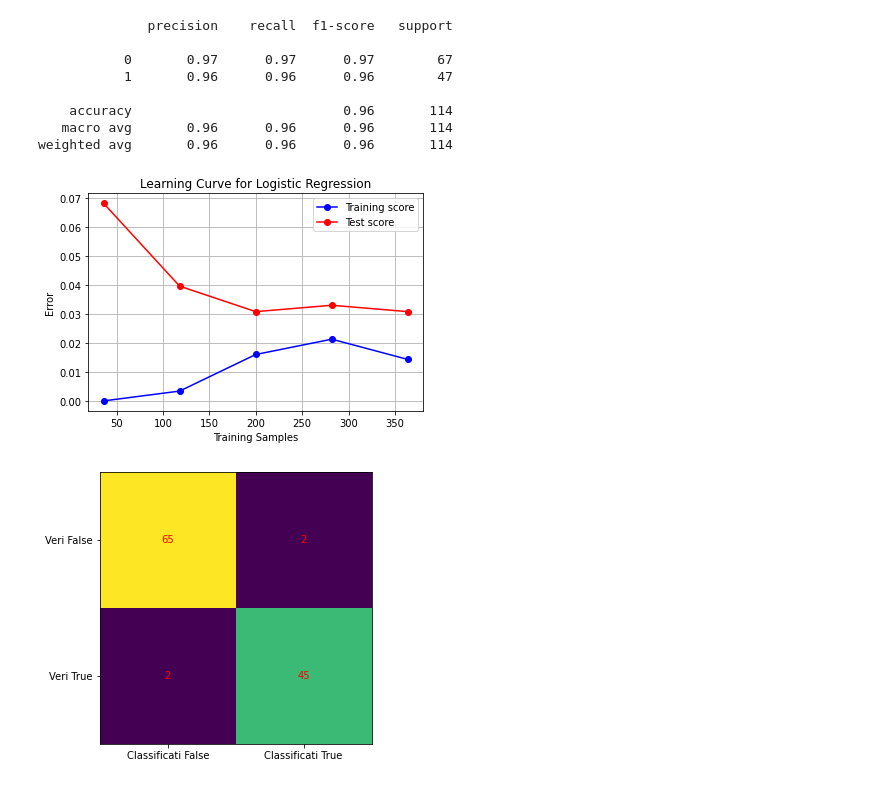
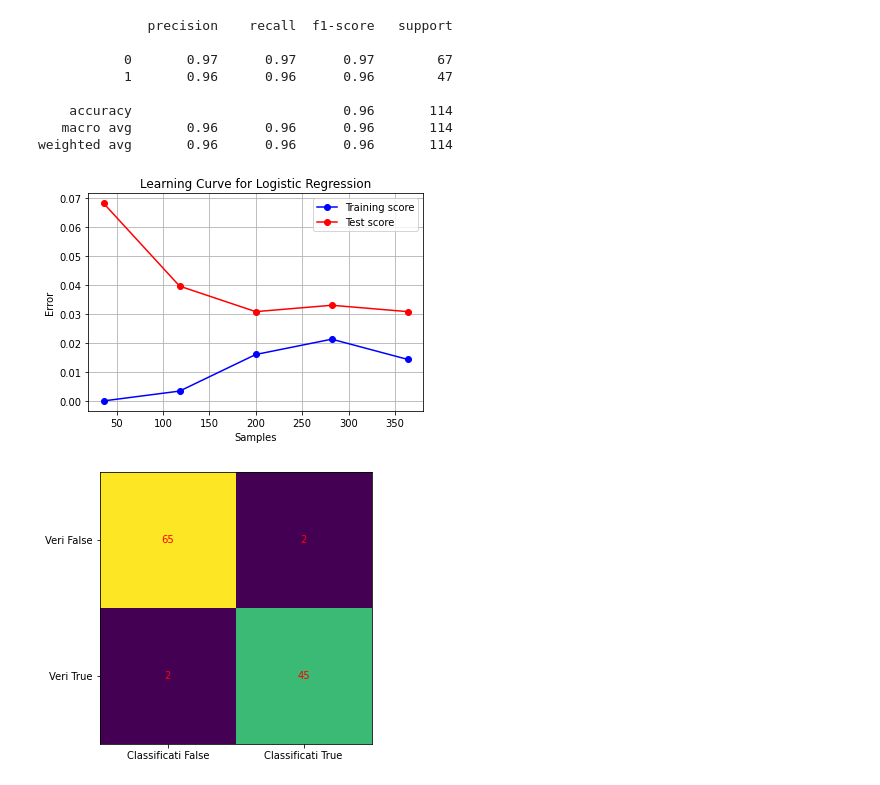
Before and after one commit to alessiapontiggia/LABIAGI-project, a Jupyter notebook: breast_cancer_classifier.ipynb, the cells around one changed output. Saved outputs shown, nothing was run; the diff lists cells and outputs as text; code cells hidden in the pictures.

```diff
--- a/breast_cancer_classifier.ipynb
+++ b/breast_cancer_classifier.ipynb
@@ -876,20 +876,20 @@ weighted avg       0.96      0.96      0.96       114
 # %%
 train_size, train_score, test_score = learning_curve(estimator=clf_lr, X=X_train, y=y_train, scoring = None )
 
 train_loss_avg = 1 - np.mean(train_score, axis=1)
 test_loss_avg = 1- np.mean(test_score, axis=1)
 
 plt.plot(train_size, train_loss_avg, 'o-', color="b")
 plt.plot(train_size, test_loss_avg, 'o-', color="r")
 plt.title("Learning Curve for Logistic Regression")
 plt.legend(('Training score', 'Test score'), loc='best')
-plt.xlabel("Training Samples")
+plt.xlabel("Samples")
 plt.ylabel("Error")
 plt.grid()
 
 plt.show()
 # %% [output]
-[figure, old version]
+[figure, new version]
 # %%
 cm = confusion_matrix(y_test, predictions)
 fig, ax = plt.subplots(figsize=(5, 5))
```
Also changed, not shown: parts of 20 cells of this notebook.
